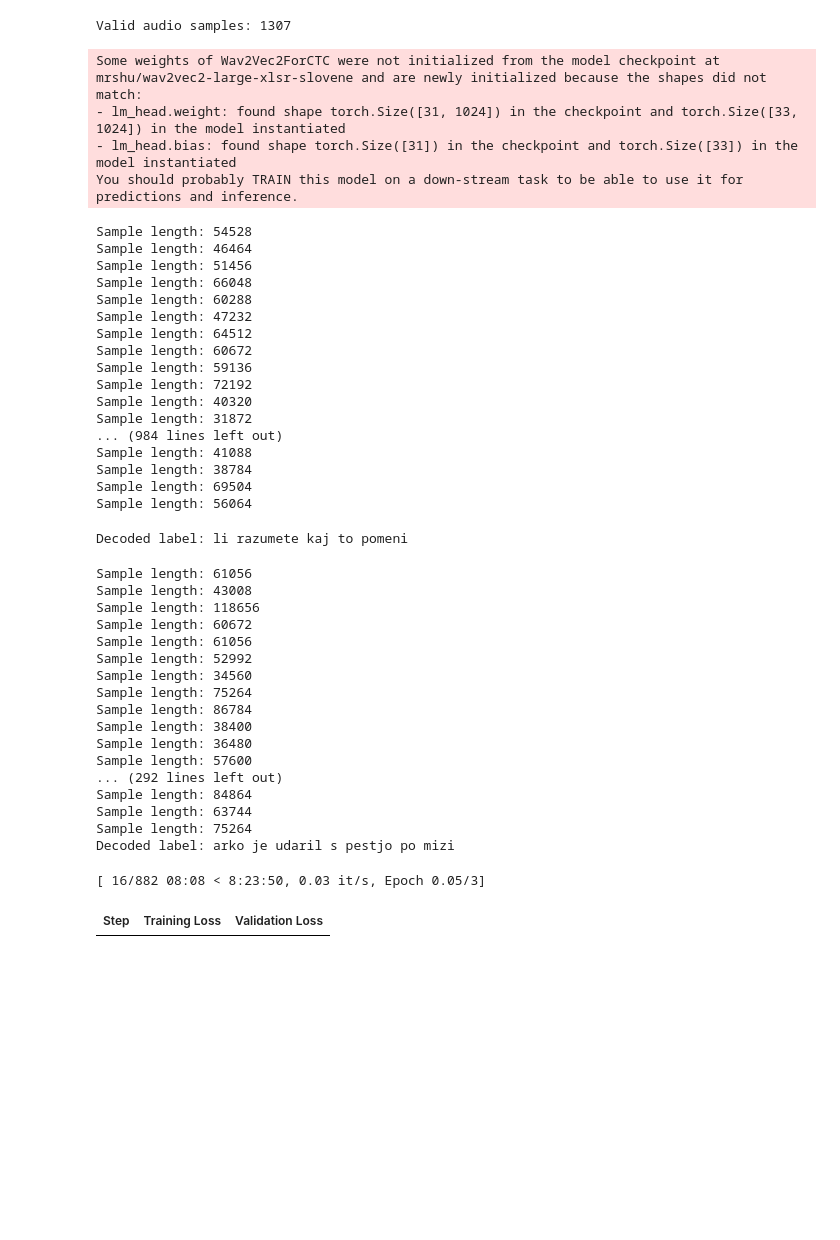
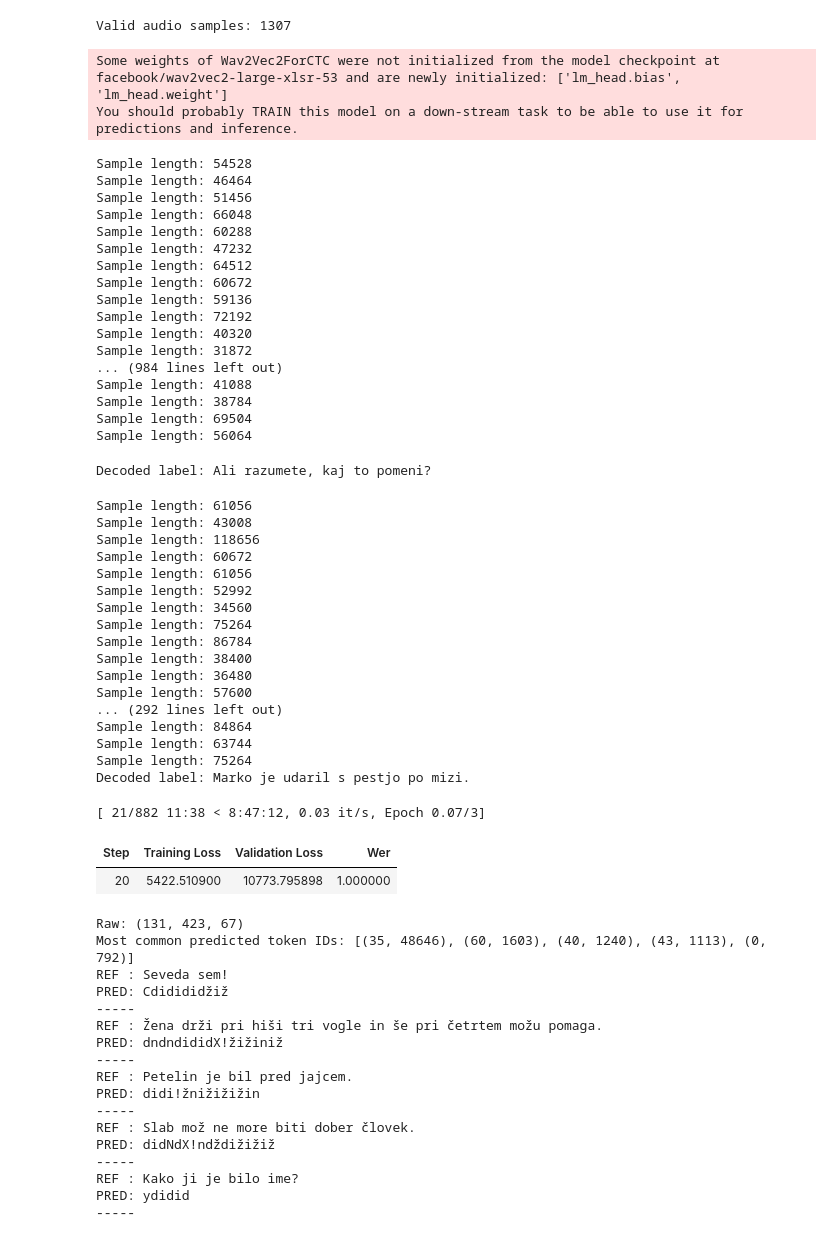
Before and after one commit to ValeryiaBazhko/PythonProject, a Jupyter notebook: notebook.ipynb, the cells around one changed output. Saved outputs shown, nothing was run; the diff lists cells and outputs as text; code cells hidden in the pictures; blank space fills up the shorter version.

Commit message:
it is learning!!!

```diff
--- a/notebook.ipynb
+++ b/notebook.ipynb
@@ -293,18 +325,19 @@ from typing import List, Dict, Union
 from pydub import AudioSegment
 from jiwer import wer
 # %%
-MODEL_NAME = "mrshu/wav2vec2-large-xlsr-slovene"
-processor = Wav2Vec2Processor.from_pretrained(MODEL_NAME)
+MODEL_NAME = "facebook/wav2vec2-large-xlsr-53"
 model = Wav2Vec2ForCTC.from_pretrained(
     MODEL_NAME,
     vocab_size=len(processor.tokenizer),
     ignore_mismatched_sizes=True
 )
 model.freeze_feature_encoder()
+
+if processor.tokenizer.pad_token is None:
+    processor.tokenizer.add_special_tokens({'pad_token': '[PAD]'})
+    model.resize_token_embeddings(len(processor.tokenizer))
 # %% [output]
-Some weights of Wav2Vec2ForCTC were not initialized from the model checkpoint at mrshu/wav2vec2-large-xlsr-slovene and are newly initialized because the shapes did not match:
-- lm_head.weight: found shape torch.Size([31, 1024]) in the checkpoint and torch.Size([33, 1024]) in the model instantiated
-- lm_head.bias: found shape torch.Size([31]) in the checkpoint and torch.Size([33]) in the model instantiated
+Some weights of Wav2Vec2ForCTC were not initialized from the model checkpoint at facebook/wav2vec2-large-xlsr-53 and are newly initialized: ['lm_head.bias', 'lm_head.weight']
 You should probably TRAIN this model on a down-stream task to be able to use it for predictions and inference.
 # %%
 def load_audio(path):
@@ -362,7 +395,7 @@ Sample length: 41088
 Sample length: 38784
 Sample length: 69504
 Sample length: 56064
-Decoded label: li razumete kaj to pomeni
+Decoded label: Ali razumete, kaj to pomeni?
 Sample length: 61056
 Sample length: 43008
 Sample length: 118656
@@ -379,5 +412,5 @@ Sample length: 57600
 Sample length: 84864
 Sample length: 63744
 Sample length: 75264
-Decoded label: arko je udaril s pestjo po mizi
+Decoded label: Marko je udaril s pestjo po mizi.
 # %%
@@ -393,10 +448,14 @@ class DataCollator:
 # %%
 from jiwer import wer
+from collections import Counter
 
 def compute_metrics(pred):
     print("Raw:", pred.predictions.shape)
     pred_ids = np.argmax(pred.predictions, axis=-1)
     pred_str = processor.batch_decode(pred_ids, skip_special_tokens=True)
+
+    flat_preds = pred_ids.flatten().tolist()
+    print("Most common predicted token IDs:", Counter(flat_preds).most_common(5))
 
     label_ids = pred.label_ids
     label_ids[label_ids == -100] = processor.tokenizer.pad_token_id
@@ -410,29 +469,59 @@ def compute_metrics(pred):
     error = wer(label_str, pred_str)
     return {"wer": error}
 # %%
+from transformers import Trainer, TrainingArguments
+
+data_collator = DataCollatorCTCWithPadding(processor=processor)
+
+training_args = TrainingArguments(
+    output_dir="./slovene-model",
+    per_device_train_batch_size=4,
+    num_train_epochs=3,
+    logging_steps=10,
+    eval_strategy="steps",
+    eval_steps=20,
+    save_steps=40,
+    save_total_limit=1,
+    report_to=[],
+    gradient_checkpointing=True,
+    load_best_model_at_end=True,
+    metric_for_best_model="wer",
+    greater_is_better=False,
+    warmup_steps=500,
+    learning_rate=3e-4,
+)
+
 trainer = Trainer(
     model=model,
-    args=TrainingArguments(
-        output_dir="./slovene-model",
-        per_device_train_batch_size=4,
-        num_train_epochs=3,
-        logging_steps=10,
-        eval_steps=20,
-        eval_strategy="steps",
-        save_steps=50,
-        save_total_limit=1,
-        report_to=[]
-    ),
+    args=training_args,
     train_dataset=train_ds,
     eval_dataset=eval_ds,
-    tokenizer=processor,
-    data_collator=DataCollator(processor),
+    tokenizer=processor.feature_extractor,
+    data_collator=data_collator,
     compute_metrics=compute_metrics
 )
 
 trainer.train()
 print(trainer.evaluate())
 # %% [output]
-[ 16/882 08:08 < 8:23:50, 0.03 it/s, Epoch 0.05/3]
+[ 21/882 11:38 < 8:47:12, 0.03 it/s, Epoch 0.07/3]
-| Step | Training Loss | Validation Loss |
+| Step | Training Loss | Validation Loss | Wer |
+| 20 | 5422.510900 | 10773.795898 | 1.000000 |
+Raw: (131, 423, 67)
+Most common predicted token IDs: [(35, 48646), (60, 1603), (40, 1240), (43, 1113), (0, 792)]
+REF : Seveda sem!
+PRED: Cdidididžiž
+-----
+REF : Žena drži pri hiši tri vogle in še pri četrtem možu pomaga.
+PRED: dndndididX!žižiniž
+-----
+REF : Petelin je bil pred jajcem.
+PRED: didi!žnižižižin
+-----
+REF : Slab mož ne more biti dober človek.
+PRED: didNdX!ndždižižiž
+-----
+REF : Kako ji je bilo ime?
+PRED: ydidid
+-----
 # %%
```
Also changed, not shown: parts of 4 cells of this notebook.
